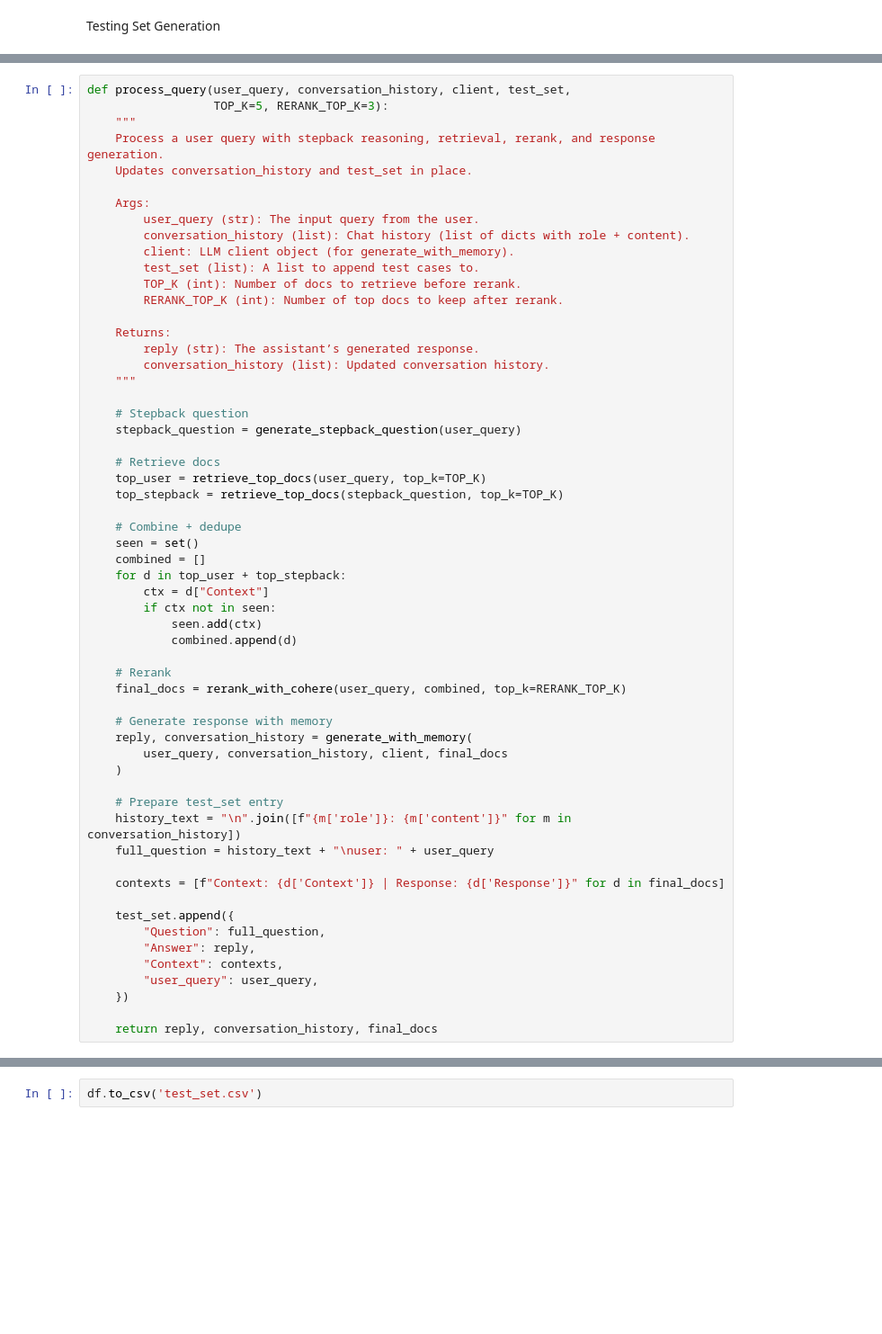
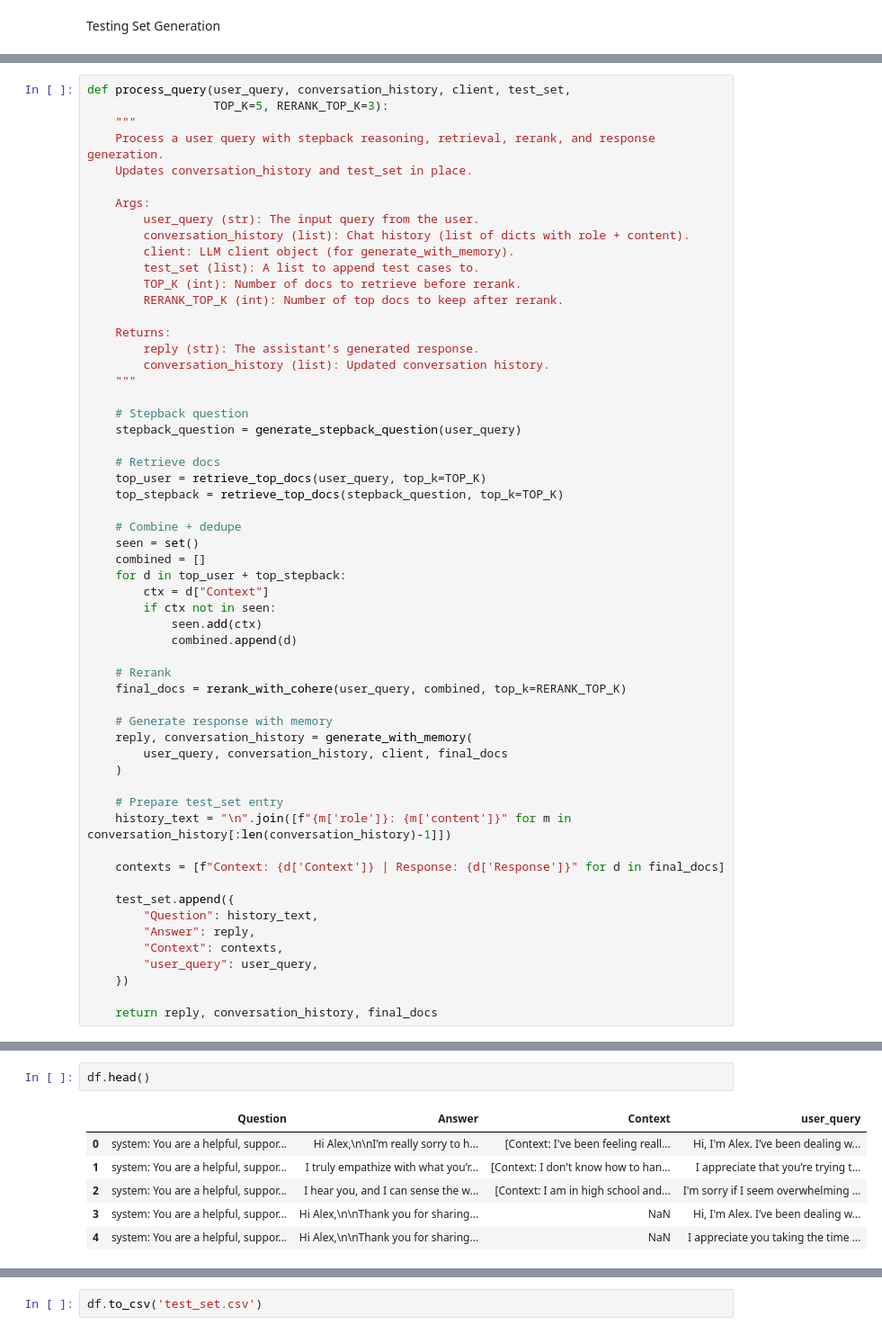
Before and after one commit to DominickAlbert/Sanity-LLM, a Jupyter notebook: main.ipynb, the cells around one changed output, grey strips where cells are left out. Shown at 90% size. Saved outputs shown, nothing was run; the diff lists cells and outputs as text; blank space fills up the shorter version.

```diff
--- a/main.ipynb
+++ b/main.ipynb
@@ -458,13 +456,12 @@ def process_query(user_query, conversation_history, client, test_set,
     )
 
     # Prepare test_set entry
-    history_text = "\n".join([f"{m['role']}: {m['content']}" for m in conversation_history])
-    full_question = history_text + "\nuser: " + user_query
+    history_text = "\n".join([f"{m['role']}: {m['content']}" for m in conversation_history[:len(conversation_history)-1]])
 
     contexts = [f"Context: {d['Context']} | Response: {d['Response']}" for d in final_docs]
 
     test_set.append({
-        "Question": full_question,
+        "Question": history_text,
         "Answer": reply,
         "Context": contexts,
         "user_query": user_query,
@@ -643,0 +686,9 @@ memory usage: 932.0+ bytes
+# %%
+df.head()
+# %% [output]
+|  | Question | Answer | Context | user_query |
+| 0 | system: You are a helpful, suppor... | Hi Alex,\n\nI’m really sorry to h... | [Context: I've been feeling reall... | Hi, I'm Alex. I’ve been dealing w... |
+| 1 | system: You are a helpful, suppor... | I truly empathize with what you’r... | [Context: I don't know how to han... | I appreciate that you’re trying t... |
+| 2 | system: You are a helpful, suppor... | I hear you, and I can sense the w... | [Context: I am in high school and... | I'm sorry if I seem overwhelming ... |
+| 3 | system: You are a helpful, suppor... | Hi Alex,\n\nThank you for sharing... | NaN | Hi, I'm Alex. I’ve been dealing w... |
+| 4 | system: You are a helpful, suppor... | Hi Alex,\n\nThank you for sharing... | NaN | I appreciate you taking the time ... |
```
Also changed, not shown: parts of 7 cells of this notebook.
